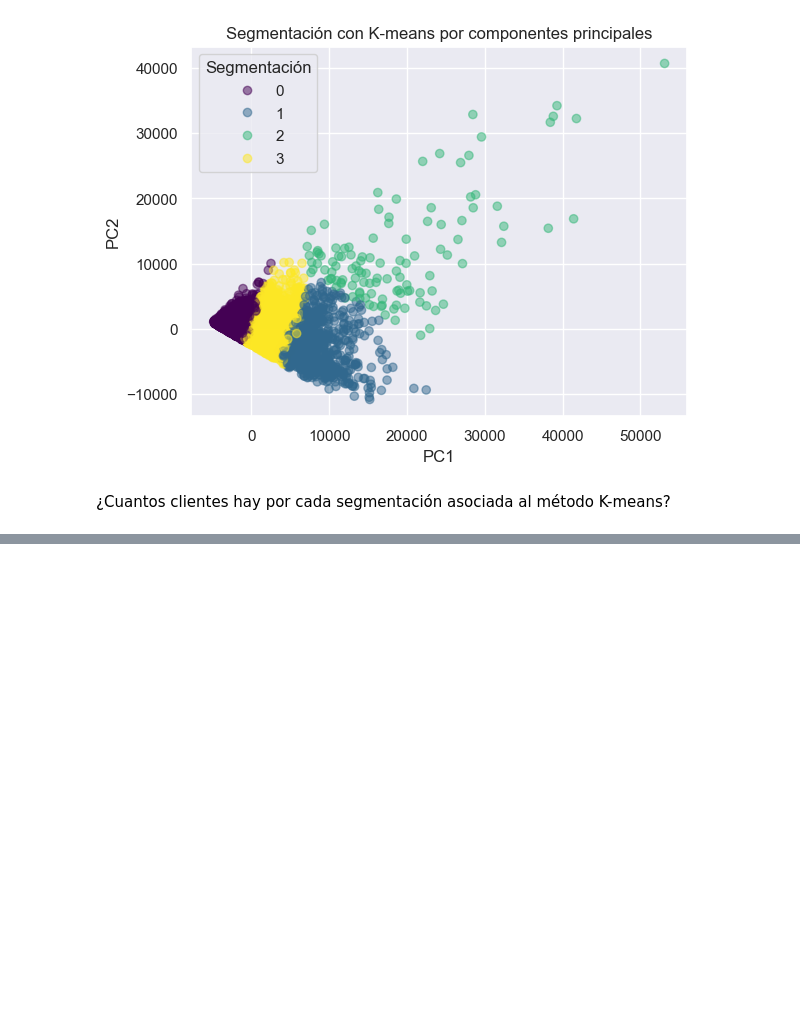
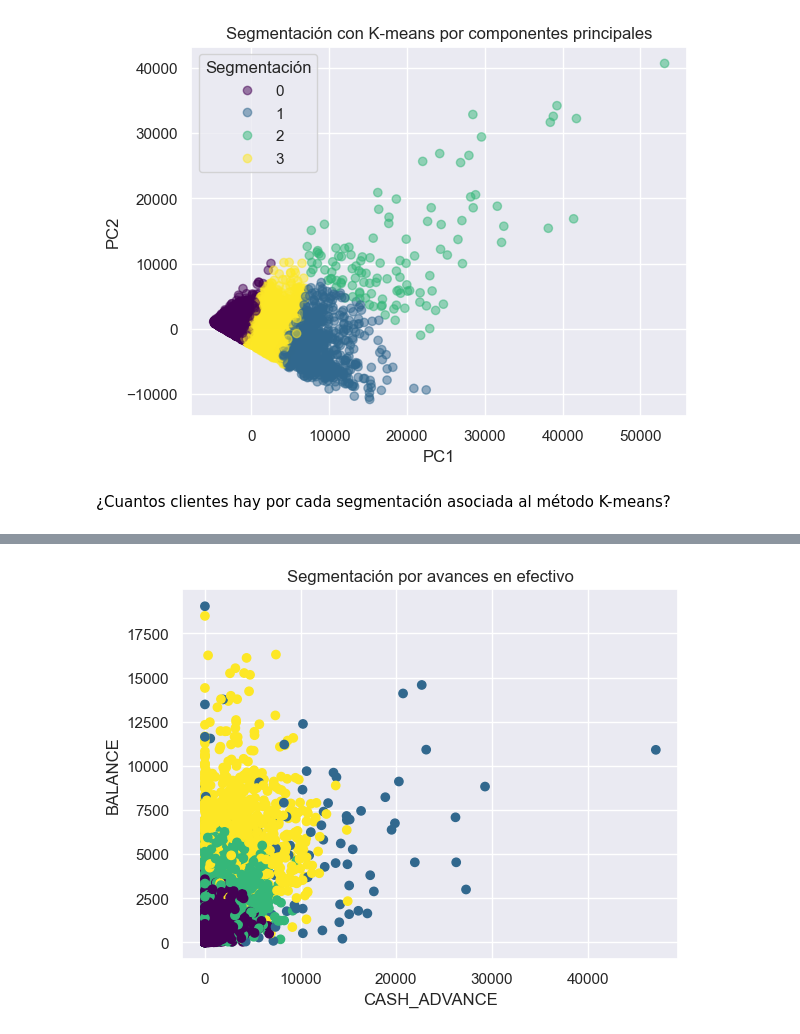
Before and after one commit to andromedalactea/Credit_Cards_Analytics, a Jupyter notebook: Analisis_exploratorio.ipynb, the cells around one changed output, grey strips where cells are left out. Drawn from its saved outputs; the diff is of its cells as text; code cells hidden in the pictures; blank space fills up the shorter version.

Commit message:
iniciando las segmentación por avanves en efectivo

```diff
--- a/Analisis_exploratorio.ipynb
+++ b/Analisis_exploratorio.ipynb
@@ -324,0 +325,19 @@ centroids_df
+# %%
+# Selecciona las columnas relevantes para la segmentación
+data = data_credit_cards[['CASH_ADVANCE', 'BALANCE', 'CREDIT_LIMIT', 'PAYMENTS']]
+
+# Crea una instancia del modelo K-means con el número deseado de clusters
+num_clusters = 4
+kmeans = KMeans(n_clusters=num_clusters, random_state=42)
+
+# Ajusta el modelo a los datos
+kmeans.fit(data)
+
+# Obtiene las etiquetas de cluster asignadas a cada muestra
+labels = kmeans.labels_
+
+# Agrega las etiquetas al DataFrame original
+data_credit_cards['Cluster_Cash_Advance'] = labels
+
+# Muestra los resultados
+data_credit_cards[['CASH_ADVANCE', 'BALANCE', 'CREDIT_LIMIT', 'PAYMENTS', 'Cluster_Cash_Advance']]
@@ -324,0 +358,20 @@ centroids_df
+# %%
+#Veamoslo gráficamente
+
+# Ejecutar el algoritmo K-means
+kmeans = KMeans(n_clusters=4, random_state=42)
+kmeans.fit(data)
+
+# Obtener las etiquetas de cluster asignadas a cada punto de datos
+labels = kmeans.labels_
+
+# Crear un gráfico de dispersión coloreando los puntos según los clusters
+plt.scatter(data['CASH_ADVANCE'], data['BALANCE'], c=labels, cmap='viridis')
+
+plt.xlabel('CASH_ADVANCE')
+plt.ylabel('BALANCE')
+plt.title('Segmentación por avances en efectivo')
+
+plt.show()
+# %% [output]
+[figure, added]
```
Also changed, not shown: parts of 9 cells of this notebook, 1 other file.
